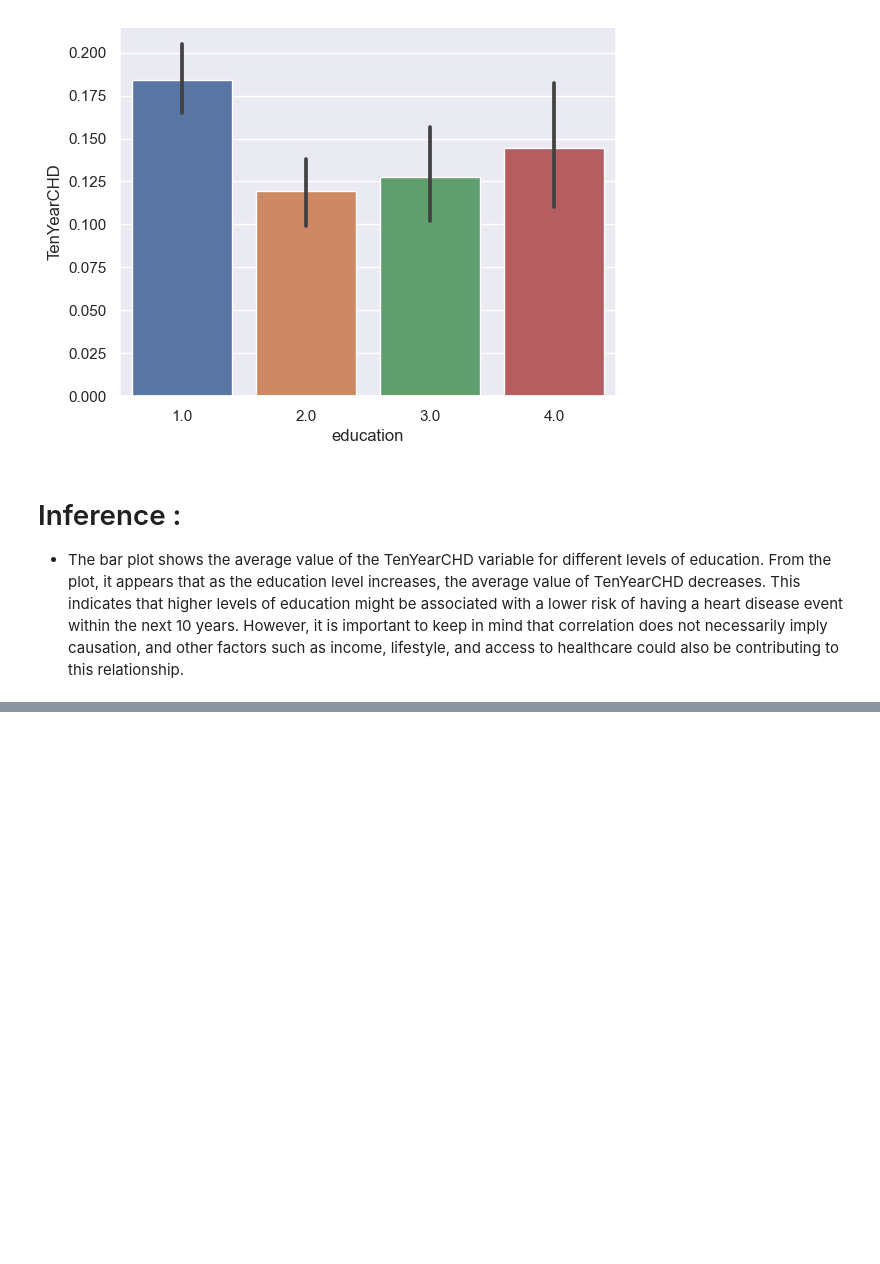
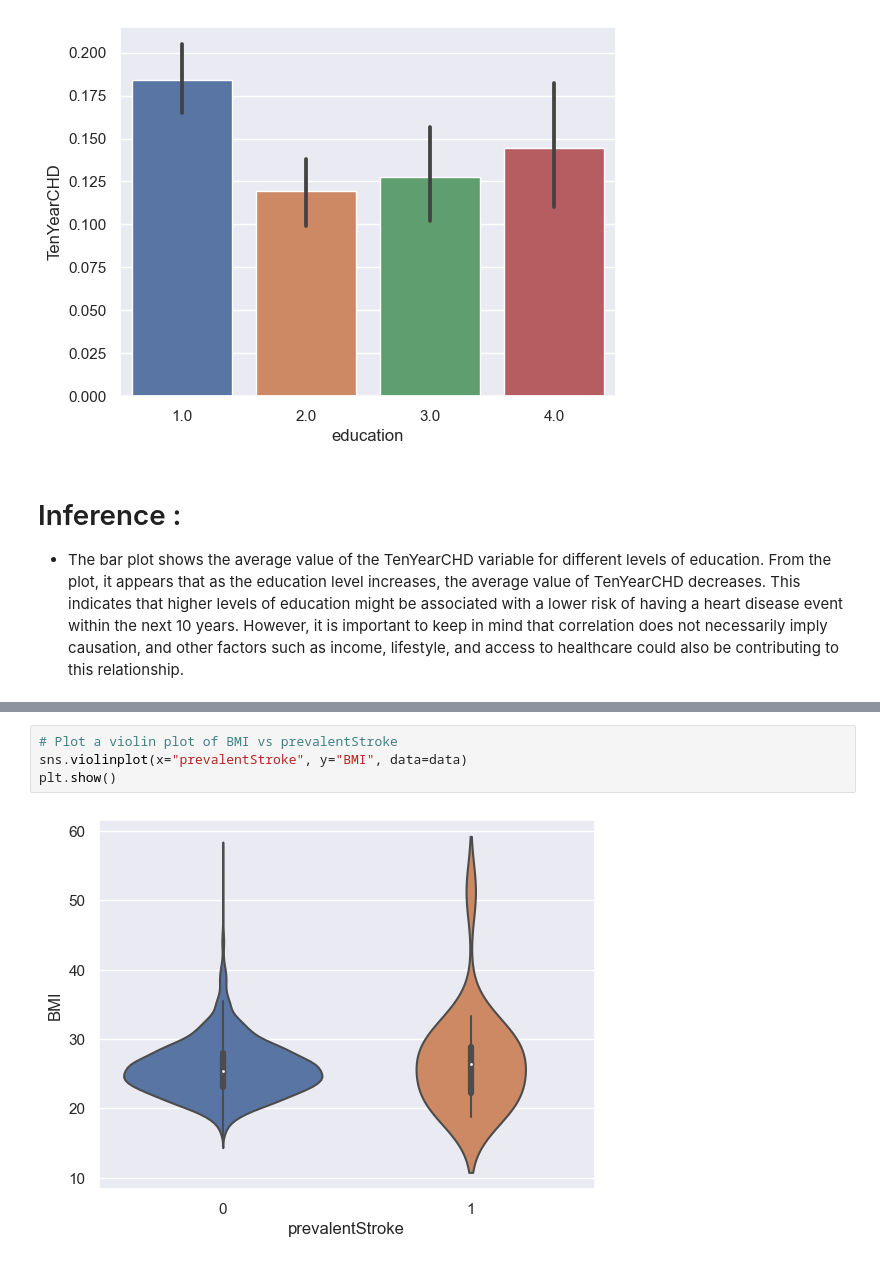
Before and after one commit to Vrishali04/Cardiovascular_Risk_Prediction_Classification_Capstone_Project, a Jupyter notebook: Cardiovascular_risk_prediction_classification_capstone_project_final.ipynb, the cells around one changed output, grey strips where cells are left out. Saved outputs shown, nothing was run; the diff lists cells and outputs as text; blank space fills up the shorter version.

```diff
--- a/Cardiovascular_risk_prediction_classification_capstone_project_final.ipynb
+++ b/Cardiovascular_risk_prediction_classification_capstone_project_final.ipynb
@@ -177,0 +188,6 @@ plt.show()
+# %%
+# Plot a violin plot of BMI vs prevalentStroke
+sns.violinplot(x="prevalentStroke", y="BMI", data=data)
+plt.show()
+# %% [output]
+[figure, added]
```
Also changed, not shown: parts of 7 cells of this notebook.
